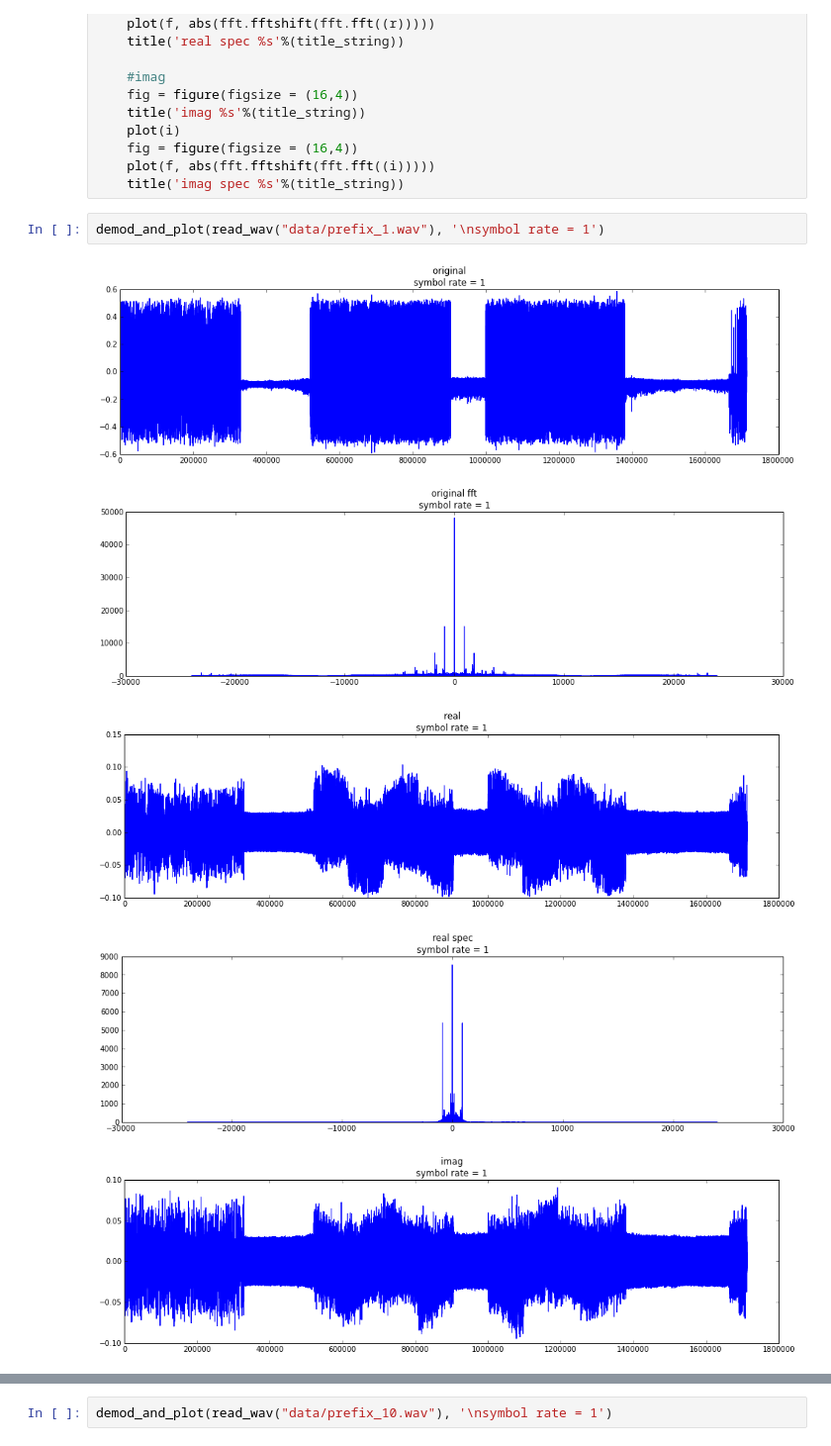
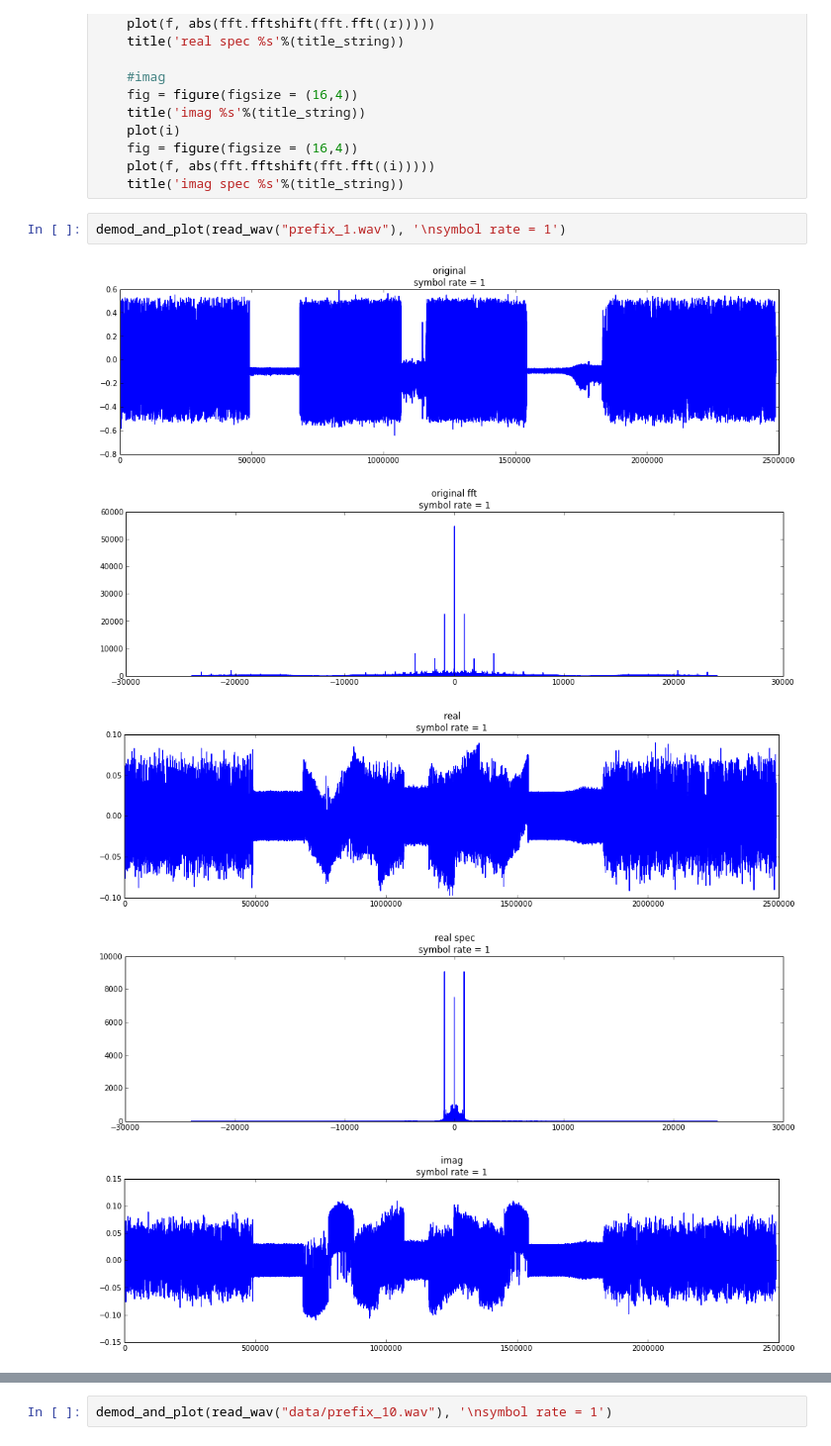
Before and after one commit to ganlubbq/ham_qam, a Jupyter notebook: Radio-Test.ipynb, the cells around one changed output, grey strips where cells are left out. Shown: that part at 99% size. Drawn from its saved outputs; the diff is of its cells as text.

Commit message:
Added more data. Not sure what to make of any of it.

```diff
--- a/Radio-Test.ipynb
+++ b/Radio-Test.ipynb
@@ -78,10 +78,10 @@ def demod_and_plot(QAM, title_string):
     plot(f, abs(fft.fftshift(fft.fft((i)))))
     title('imag spec %s'%(title_string))
 # %%
-demod_and_plot(read_wav("data/prefix_1.wav"), '\nsymbol rate = 1')
+demod_and_plot(read_wav("prefix_1.wav"), '\nsymbol rate = 1')
 # %% [output]
-[figure, old version]
+[figure, new version]
-[figure, old version]
+[figure, new version]
-[figure, old version]
+[figure, new version]
-[figure, old version]
+[figure, new version]
-[figure, old version]
+[figure, new version]
```
Also changed, not shown: parts of 2 cells of this notebook.
